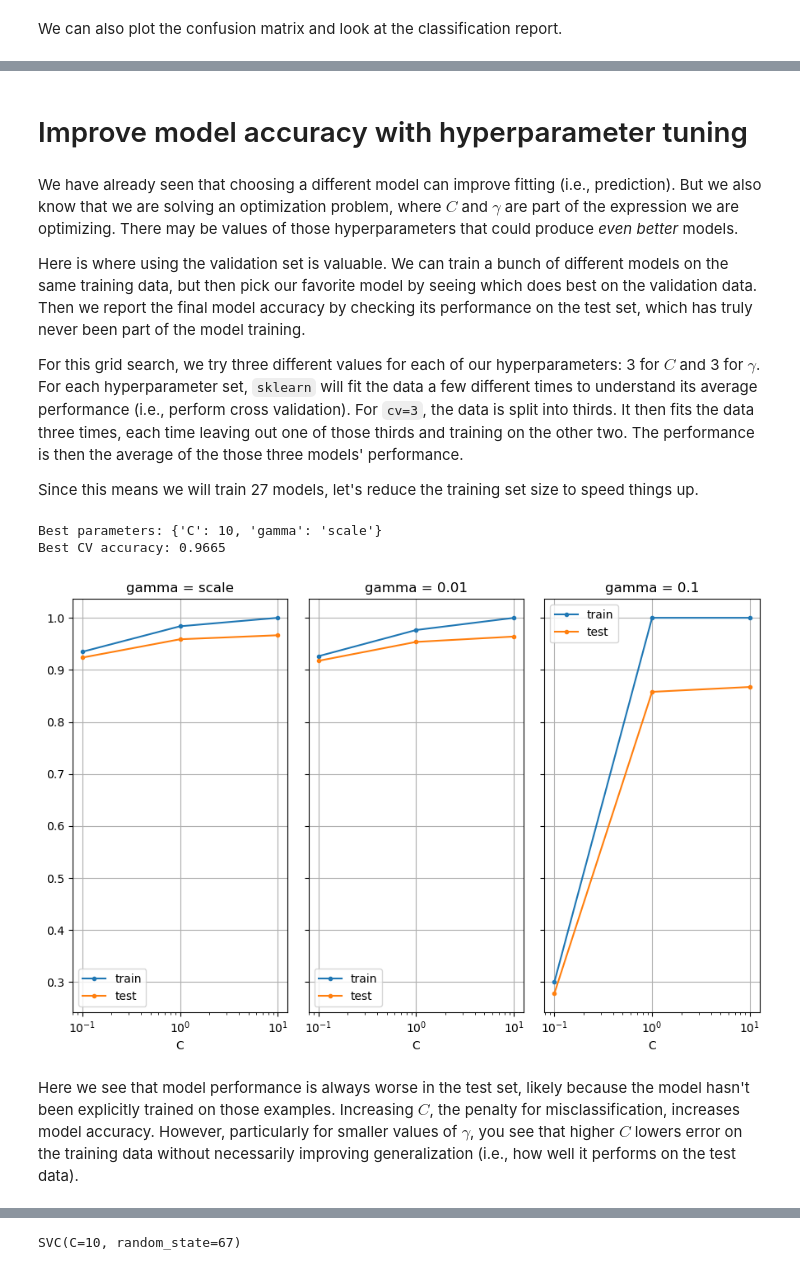
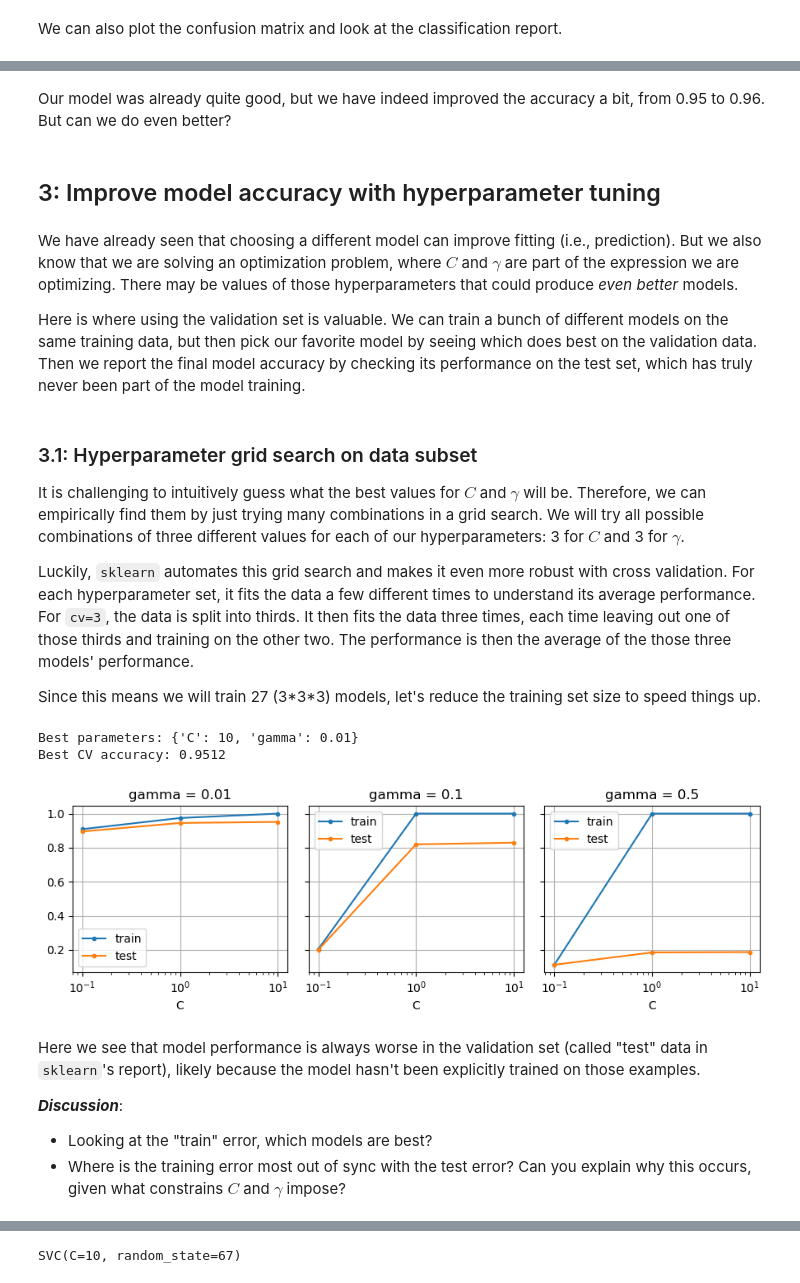
Before and after one commit to cryoTUD/ai4nanobiology, a Jupyter notebook: week_4/mnist_with_svm.ipynb, the cells around one changed output, grey strips where cells are left out. Drawn from its saved outputs; the diff is of its cells as text; code cells hidden in the pictures.

```diff
--- a/week_4/mnist_with_svm.ipynb
+++ b/week_4/mnist_with_svm.ipynb
@@ -127,10 +158,13 @@ I'll use a plot to visually confirm that the minimum is never lower than 0, and
 # %%
 feature_list = ['min','max','mean','std']
 fig, axes = plt.subplots(len(feature_list), 1,
-                         figsize=(15,3*len(feature_list)))
+                         figsize=(10,2*len(feature_list)))
 
 for f, feature in enumerate(feature_list):
-    axes[f].plot(df_description.loc[feature][1:],'.',label=feature)
+    axes[f].plot(df_description.loc[feature][1:],
+                 '.',
+                markersize=3,
+                alpha=0.7)
     axes[f].set_xticks(np.arange(0,800,100))
     axes[f].set_title(feature)
     axes[f].set_ylim([-10,260])
@@ -314,13 +362,18 @@ weighted avg       0.98      0.98      0.98     12000
+# %% [markdown]
+Our model was already quite good, but we have indeed improved the accuracy a bit, from 0.95 to 0.96. But can we do even better?
 # %% [markdown]
-# Improve model accuracy with hyperparameter tuning
+## 3: Improve model accuracy with hyperparameter tuning
+# %% [markdown]
+We have already seen that choosing a different model can improve fitting (i.e., prediction). But we also know that we are solving an optimization problem, where $C$ and $\gamma$ are part of the expression we are optimizing. There may be values of those hyperparameters that could produce _even better_ models.
+
+Here is where using the validation set is valuable. We can train a bunch of different models on the same training data, but then pick our favorite model by seeing which does best on the validation data. Then we report the final model accuracy by checking its performance on the test set, which has truly never been part of the model training.
 # %% [markdown]
-We have already seen that choosing a different model can improve fitting (i.e., prediction). But we also know that we are solving an optimization problem, where $C$ and $\gamma$ are part of the expression we are optimizing. There may be values of those hyperparameters that could produce _even better_ models.
+### 3.1: Hyperparameter grid search on data subset
+It is challenging to intuitively guess what the best values for $C$ and $\gamma$ will be. Therefore, we can empirically find them by just trying many combinations in a grid search. We will try all possible combinations of three different values for each of our hyperparameters: 3 for $C$ and 3 for $\gamma$.
 
-Here is where using the validation set is valuable. We can train a bunch of different models on the same training data, but then pick our favorite model by seeing which does best on the validation data. Then we report the final model accuracy by checking its performance on the test set, which has truly never been part of the model training.
+Luckily, `sklearn` automates this grid search and makes it even more robust with cross validation. For each hyperparameter set, it fits the data a few different times to understand its average performance. For `cv=3`, the data is split into thirds. It then fits the data three times, each time leaving out one of those thirds and training on the other two. The performance is then the average of the those three models' performance.
 
-For this grid search, we try three different values for each of our hyperparameters: 3 for $C$ and 3 for $\gamma$. For each hyperparameter set, `sklearn` will fit the data a few different times to understand its average performance (i.e., perform cross validation). For `cv=3`, the data is split into thirds. It then fits the data three times, each time leaving out one of those thirds and training on the other two. The performance is then the average of the those three models' performance.
-
-Since this means we will train 27 models, let's reduce the training set size to speed things up.
+Since this means we will train 27 (3\*3\*3) models, let's reduce the training set size to speed things up.
 # %%
 train_size = 0.1 # Percentage of data to include for grid search
 
@@ -331,7 +384,7 @@ pixels_train_cv, pixels_validate_cv, labels_train_cv, labels_validate_cv = sklea
                         )
 # %%
 parameters = {'C': [0.1, 1, 10],
-             'gamma': ['scale', 0.01, 0.1]}
+             'gamma': [0.01, 0.1, 0.5]}
 
 # Instantiate the model
 svc_rbf_grid_search = sklearn.svm.SVC(kernel='rbf', random_state=random_seed)
@@ -349,34 +402,38 @@ grid_search.fit(pixels_train_cv, labels_train_cv);
 print(f"Best parameters: {grid_search.best_params_}")
 print(f"Best CV accuracy: {grid_search.best_score_:.4f}")
 # %% [output]
-Best parameters: {'C': 10, 'gamma': 'scale'}
-Best CV accuracy: 0.9665
+Best parameters: {'C': 10, 'gamma': 0.01}
+Best CV accuracy: 0.9512
 # %%
 cv_results = pd.DataFrame(grid_search.cv_results_)
 # %%
 n_gamma = len(parameters['gamma'])
 fig, axes = plt.subplots(1,n_gamma,
                          sharey=True,
-                        figsize=(3*n_gamma,6))
+                        figsize=(3*n_gamma,3))
 
 for g, param_gamma in enumerate(parameters['gamma']):
     df_g = cv_results.loc[cv_results['param_gamma']==param_gamma]
 
     for dataset in ['train','test']:
         axes[g].plot(df_g['param_C'],
                  df_g[f'mean_{dataset}_score'],
                  '.-',
                  label=dataset)
 
     axes[g].set_xscale('log')
     axes[g].set_xlabel('C')
     axes[g].set_title(f'gamma = {param_gamma}')
     axes[g].legend()
     axes[g].grid(True)
 
 plt.tight_layout()
 # %% [output]
-[figure, old version]
+[figure, new version]
 # %% [markdown]
-Here we see that model performance is always worse in the test set, likely because the model hasn't been explicitly trained on those examples. Increasing $C$, the penalty for misclassification, increases model accuracy. However, particularly for smaller values of $\gamma$, you see that higher $C$ lowers error on the training data without necessarily improving generalization (i.e., how well it performs on the test data).
+Here we see that model performance is always worse in the validation set (called "test" data in `sklearn`'s report), likely because the model hasn't been explicitly trained on those examples.
+
+**_Discussion_**:
+* Looking at the "train" error, which models are best?
+* Where is the training error most out of sync with the test error? Can you explain why this occurs, given what constrains $C$ and $\gamma$ impose?
 # %% [markdown]
```
Also changed, not shown: parts of 37 cells of this notebook, 1 other file.
